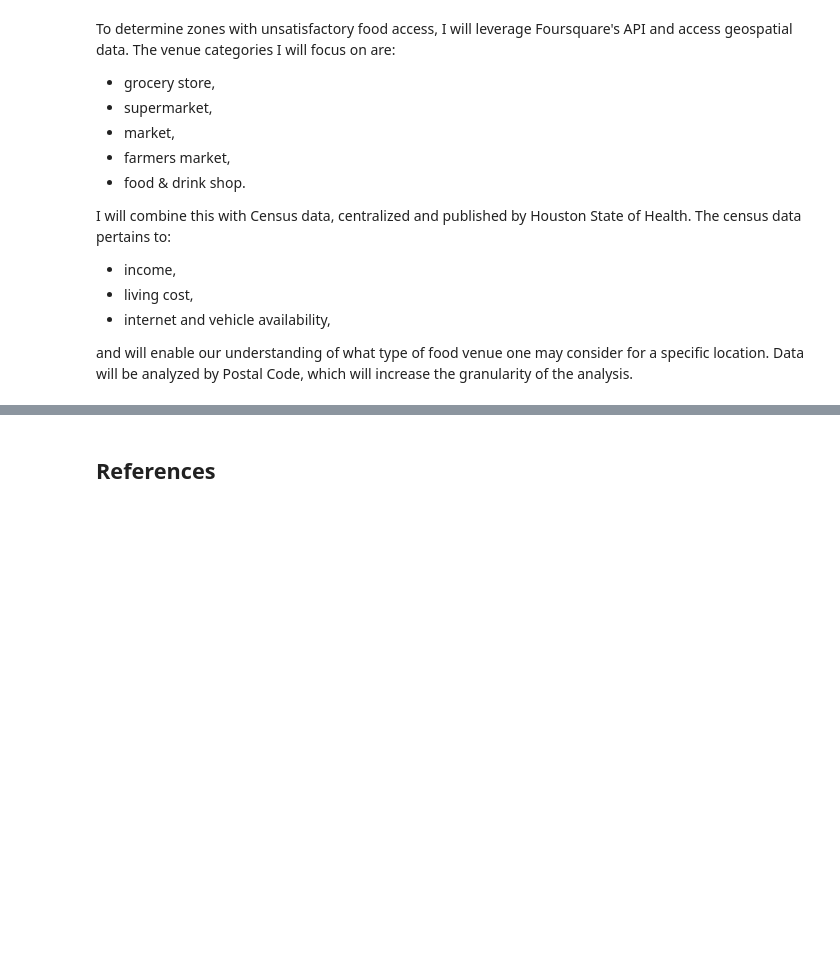
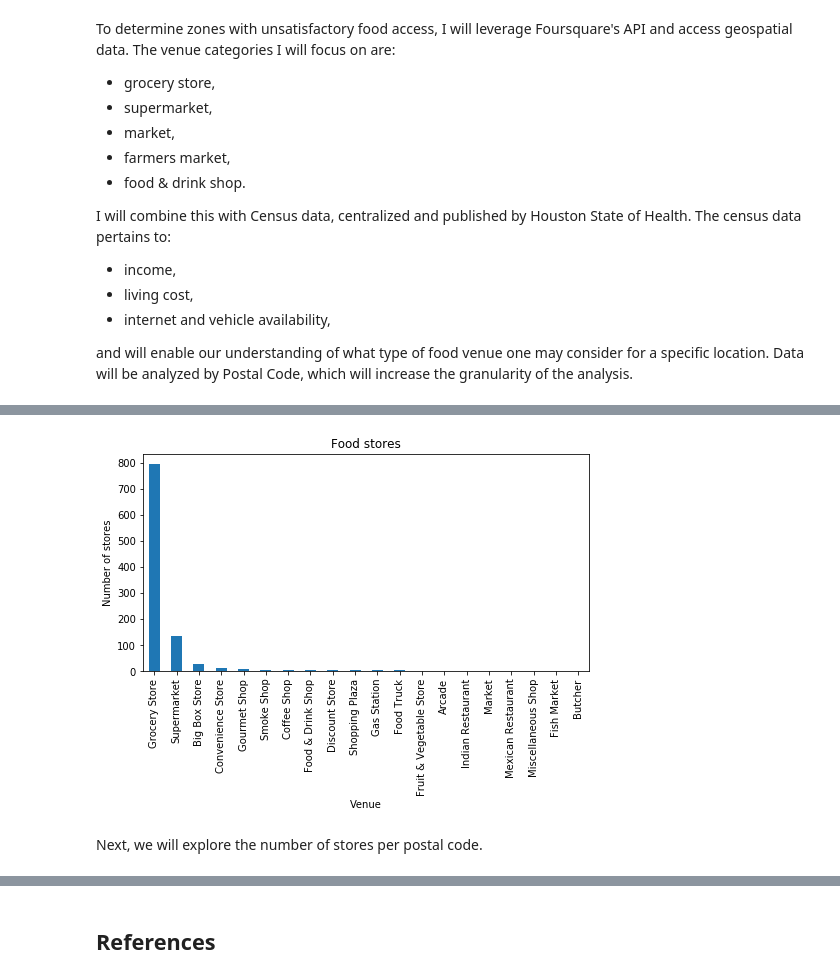
Before and after one commit to adonisich/DSCapstone, a Jupyter notebook: Report - Food Access in Houston, Texas, USA.ipynb, the cells around one changed output, grey strips where cells are left out. Drawn from its saved outputs; the diff is of its cells as text; code cells hidden in the pictures; blank space fills up the shorter version.

```diff
--- a/Report - Food Access in Houston, Texas, USA.ipynb
+++ b/Report - Food Access in Houston, Texas, USA.ipynb
@@ -29,0 +335,14 @@ Data will be analyzed by Postal Code, which will increase the granularity of the
+# %%
+houston_venues = getNearbyVenues(names=df_census_zip['Postal Code'],
+                                   latitudes=df_census_zip['Latitude'],
+                                   longitudes=df_census_zip['Longitude']
+                                  )
+# %%
+houston_venues.columns = ['Postal Code',
+                  'Postal Code Latitude',
+                  'Postal Code Longitude',
+                  'Venue',
+                  'Venue Latitude',
+                  'Venue Longitude',
+                  'Venue Category'
+                 ]
@@ -29,0 +387,2 @@ Data will be analyzed by Postal Code, which will increase the granularity of the
+# %%
+houston_venues_dup = houston_venues[houston_venues.duplicated(subset=['Venue Latitude','Venue Longitude'], keep=False)]
@@ -29,0 +477,14 @@ Data will be analyzed by Postal Code, which will increase the granularity of the
+# %%
+stores = houston_venues_dup.groupby('Venue Category', axis=0).count().sort_values(by='Venue', ascending=False)
+# %%
+stores['Venue'].plot(kind='bar', figsize=(8, 4))
+
+plt.xlabel('Venue') # add to x-label to the plot
+plt.ylabel('Number of stores') # add y-label to the plot
+plt.title('Food stores') # add title to the plot
+
+plt.show()
+# %% [output]
+[figure, added]
+# %% [markdown]
+Next, we will explore the number of stores per postal code.
```
Also changed, not shown: parts of 88 cells of this notebook.
